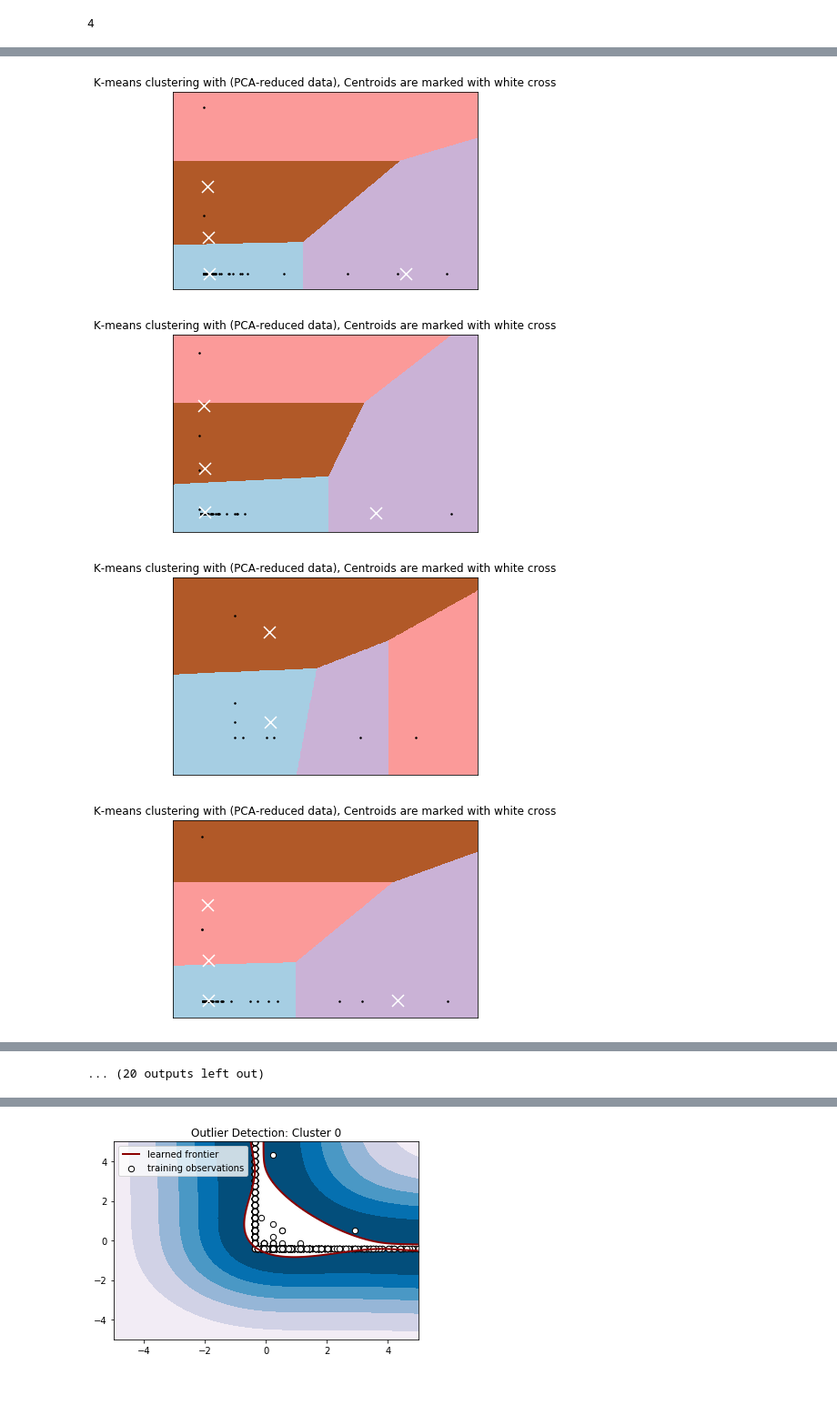
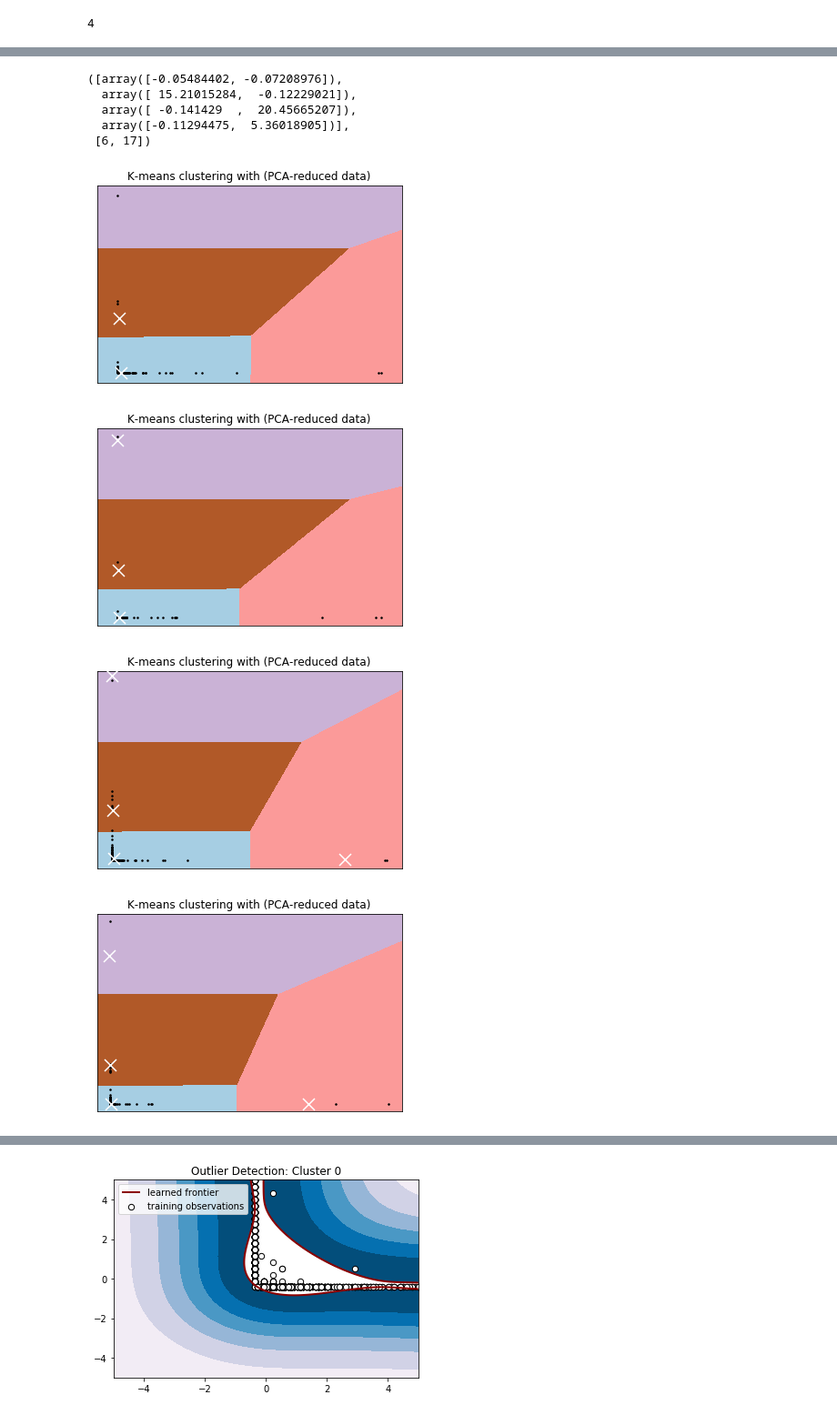
Before and after one commit to arpitgawande/ThesisPrograms, a Jupyter notebook: notebooks/IP_clustering.ipynb, the cells around one changed output, grey strips where cells are left out. Shown: that part at 91% size. Saved outputs shown, nothing was run; the diff lists cells and outputs as text; code cells hidden in the pictures; blank space fills up the shorter version.

```diff
--- a/notebooks/IP_clustering.ipynb
+++ b/notebooks/IP_clustering.ipynb
@@ -163,2 +118,2 @@ def create_train_test(sample_path, features):
 # %%
-train_files, test_files = create_train_test(sample_path, features)
+train_dfs, test_dfs = create_train_test(sample_path, features)
@@ -177,3 +122,15 @@ test_files
+# %%
+#Write train and test data to file
+train_files = []
+for i, df in enumerate(train_dfs, 1):
+    train_file = os.path.join(train_path,str(i))
+    df.to_csv(train_file)
+    train_files.append(train_file)
+test_files = []
+for i, df in enumerate(test_dfs, 1):
+    test_file = os.path.join(test_path,str(i))
+    df.to_csv(test_file)
+    test_files.append(test_file)
 # %%
 from sklearn.cluster import KMeans
 #Find optimal number of clusters for k-means clustering using elbow method.
@@ -298,3 +248,16 @@ kmeans_centroids_median(df_list, features, cluster_count, centroid_filename, fea
+# %%
+#File to store centroids
+centroid_filename = 'centroids.csv'
+#File to store feature list
+features_filename = 'features.csv'
+#Call to find median of centroid
+kmeans_common_create_centroids(train_dfs, features, cluster_count, centroid_filename, features_filename)
+# %% [output]
+([array([-0.05484402, -0.07208976]),
+  array([ 15.21015284,  -0.12229021]),
+  array([ -0.141429  ,  20.45665207]),
+  array([-0.11294475,  5.36018905])],
+ [6, 17])
 # %%
 #Get centroids and feature from the files
 def read_centroid_features(centroid_filename, features_filename):
@@ -323,8 +286,6 @@ def draw_clusters(X, centroids, kmeans):
 
     # Put the result into a color plot
     Z = Z.reshape(xx.shape)
-    plt.figure(1)
-    plt.clf()
     plt.imshow(Z, interpolation='nearest',
                extent=(xx.min(), xx.max(), yy.min(), yy.max()),
                cmap=plt.cm.Paired,
@@ -332,7 +293,7 @@ def draw_clusters(X, centroids, kmeans):
     #Plot the data points (PCA reduced components)
     plt.plot(reduced_X[:,0],reduced_X[:,1],  'k.', markersize=3)
     plt.scatter(centroids[:, 0], centroids[:, 1], marker='x', s=169, linewidths=3, color='w', zorder=10)
-    plt.title('K-means clustering with (PCA-reduced data), Centroids are marked with white cross')
+    plt.title('K-means clustering with (PCA-reduced data)')
     plt.xlim(x_min, x_max)
     plt.ylim(y_min, y_max)
     plt.xticks(())
@@ -352,5 +302,4 @@ def k_mean_dist(feature_vector, label, cluster_centers):
 # %%
-centroids, features = read_centroid_features(centroid_filename, features_filename)
 def kmeans_clustering(feature_df, centroids):
     X = feature_df.values
     #Create scaling
@@ -362,22 +311,22 @@ def kmeans_clustering(feature_df, centroids):
     clusters = kmeans.fit_predict(X_trans)
     #Plot clusters and data using PCA component analysis
     draw_clusters(X_trans, centroids, kmeans)
-    #Find distance of each point from the centroid
-    distances = k_mean_dist(X_trans, clusters, centroids)
     #Getting the labels/clusters and distances of each IP from centroid
     cluster_df = pd.DataFrame({'cluster': kmeans.labels_})
-    distance_df = pd.DataFrame({'distance': distances})
     #Attaching label and distance to existing df and write new dataframe to file
-    df = pd.concat([feature_df.reset_index(), cluster_df, distance_df], axis=1).set_index('ip')
+    df = pd.concat([feature_df.reset_index(), cluster_df], axis=1).set_index('ip')
     return df
 # %%
 #Cluster all the samples and store them
-for i, feature_df in enumerate(df_list):
-    clustered_df = kmeans_clustering(feature_df, centroids)
-    head, filename = os.path.split(sample_file_list[i])
-    clustered_df.to_csv(os.path.join(cluster_path,str(filename)))
+centroids, features = read_centroid_features(centroid_filename, features_filename)
+for i, train_df in enumerate(train_dfs):
+    clustered_df = kmeans_clustering(train_df, centroids)
+    clustered_df.to_csv(os.path.join(train_cluster_path,str(i+1)))
+for i, test_df in enumerate(test_dfs):
+    clustered_df = kmeans_clustering(test_df, centroids)
+    clustered_df.to_csv(os.path.join(test_cluster_path,str(i+1)))
 # %% [output]
-[figure, old version]
+[figure, new version]
-[figure, old version]
+[figure, new version]
-[figure, old version]
+[figure, new version]
-[figure, old version]
+[figure, new version]
@@ -392 +333,0 @@ for i, feature_df in enumerate(df_list):
-... (20 outputs left out)
```
Also changed, not shown: parts of 49 cells of this notebook, 5 other files.
